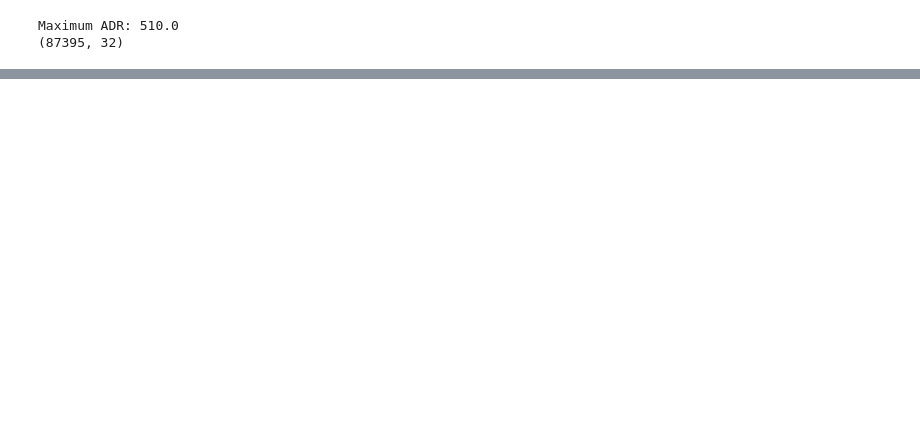
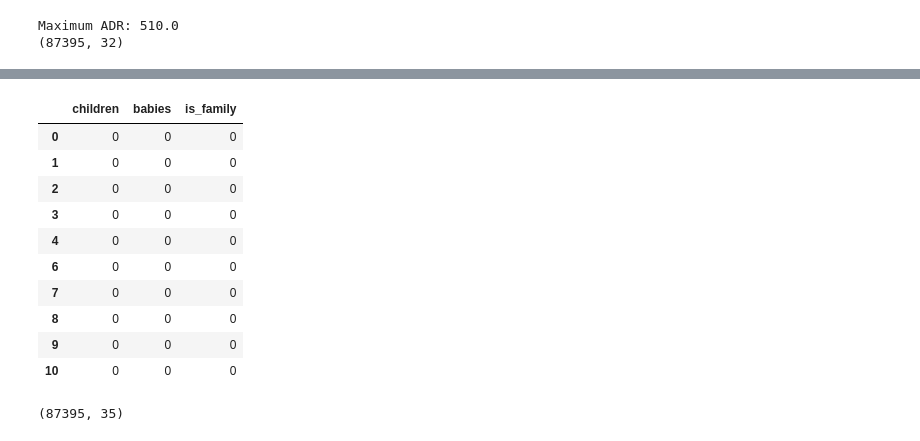
Before and after one commit to ghosh512005-commits/customer_retention_dynamic_pricing_analytics_project, a Jupyter notebook: notebooks/01_data_cleaning.ipynb, the cells around one changed output, grey strips where cells are left out. Drawn from its saved outputs; the diff is of its cells as text; code cells hidden in the pictures; blank space fills up the shorter version.

Commit message:
feature: create booking-related features

```diff
--- a/notebooks/01_data_cleaning.ipynb
+++ b/notebooks/01_data_cleaning.ipynb
@@ -360,3 +361,16 @@ This approach preserves genuine high-value hotel bookings while eliminating an o
 ## Conclusion
 
 The dataset was carefully analyzed for outliers. Instead of removing all statistical outliers, only the clearly unrealistic ADR value was removed to preserve genuine business information. This approach maintains data quality while avoiding unnecessary loss of valid observations.
+# %%
+# create 'total_stay' that represents the total number of nights a guest stayed
+
+df['total_stay'] = (
+    df['stays_in_weekend_nights']
+    + df['stays_in_week_nights']
+)
+
+# verify
+
+df[['stays_in_weekend_nights',
+    'stays_in_week_nights',
+    'total_stay']].head()
@@ -362,0 +384,15 @@ The dataset was carefully analyzed for outliers. Instead of removing all statist
+# %%
+# create total_guests
+
+df['total_guests'] = (
+    df['adults']
+    + df['children']
+    + df['babies']
+)
+
+# verify
+
+df[['adults',
+    'children',
+    'babies',
+    'total_guests']].head()
@@ -362,0 +406,35 @@ The dataset was carefully analyzed for outliers. Instead of removing all statist
+# %%
+# create 'is_family' considered a family booking if it includes at least one child or baby
+
+df['is_family'] = (
+    (df['children'] > 0)
+    | (df['babies'] > 0)
+).astype(int)
+
+# verify
+
+df[['children',
+    'babies',
+    'is_family']].head(10)
+# %% [output]
+|  | children | babies | is_family |
+| 0 | 0 | 0 | 0 |
+| 1 | 0 | 0 | 0 |
+| 2 | 0 | 0 | 0 |
+| 3 | 0 | 0 | 0 |
+| 4 | 0 | 0 | 0 |
+| 6 | 0 | 0 | 0 |
+| 7 | 0 | 0 | 0 |
+| 8 | 0 | 0 | 0 |
+| 9 | 0 | 0 | 0 |
+| 10 | 0 | 0 | 0 |
+# %%
+# validate the new features
+
+df[['total_stay',
+    'total_guests',
+    'is_family']].describe()
+
+print(df.shape)
+# %% [output]
+(87395, 35)
```
Also changed, not shown: parts of 5 cells of this notebook.
